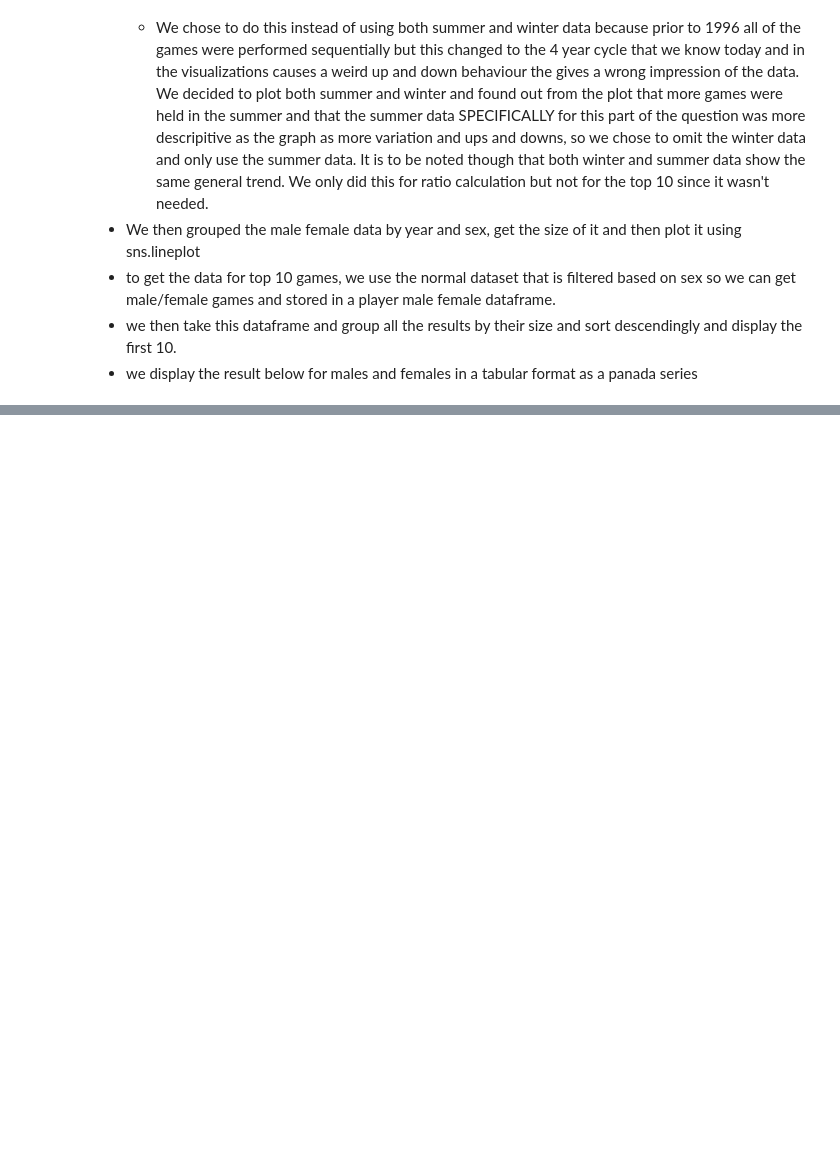
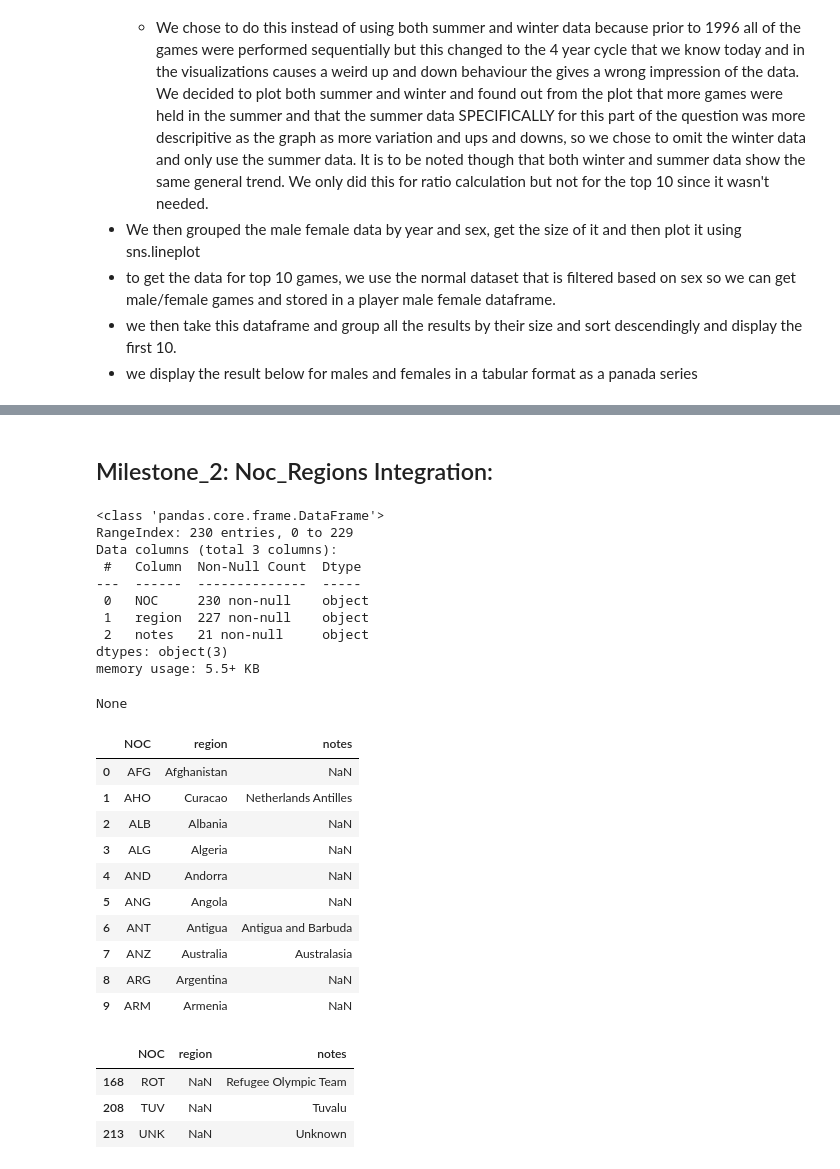
Before and after one commit to vitaminsofsalem/Data_Engineering_Milestone_1, a Jupyter notebook: Olympic_Exploration.ipynb, the cells around one changed output, grey strips where cells are left out. Drawn from its saved outputs; the diff is of its cells as text; code cells hidden in the pictures; blank space fills up the shorter version.

```diff
--- a/Olympic_Exploration.ipynb
+++ b/Olympic_Exploration.ipynb
@@ -236,0 +266,35 @@ ratio_men_women(summer_df)
+# %% [markdown]
+## Milestone_2: Noc_Regions Integration:
+# %%
+noc_df = pd.read_csv('./data/noc_regions.csv')
+
+display(noc_df.info())
+display(noc_df.head(10))
+noc_df[noc_df['region'].isna()]
+# %% [output]
+<class 'pandas.core.frame.DataFrame'>
+RangeIndex: 230 entries, 0 to 229
+Data columns (total 3 columns):
+ #   Column  Non-Null Count  Dtype
+---  ------  --------------  -----
+ 0   NOC     230 non-null    object
+ 1   region  227 non-null    object
+ 2   notes   21 non-null     object
+dtypes: object(3)
+memory usage: 5.5+ KB
+None
+|  | NOC | region | notes |
+| 0 | AFG | Afghanistan | NaN |
+| 1 | AHO | Curacao | Netherlands Antilles |
+| 2 | ALB | Albania | NaN |
+| 3 | ALG | Algeria | NaN |
+| 4 | AND | Andorra | NaN |
+| 5 | ANG | Angola | NaN |
+| 6 | ANT | Antigua | Antigua and Barbuda |
+| 7 | ANZ | Australia | Australasia |
+| 8 | ARG | Argentina | NaN |
+| 9 | ARM | Armenia | NaN |
+|  | NOC | region | notes |
+| 168 | ROT | NaN | Refugee Olympic Team |
+| 208 | TUV | NaN | Tuvalu |
+| 213 | UNK | NaN | Unknown |
```
Also changed, not shown: parts of 7 cells of this notebook, 1 other file.
